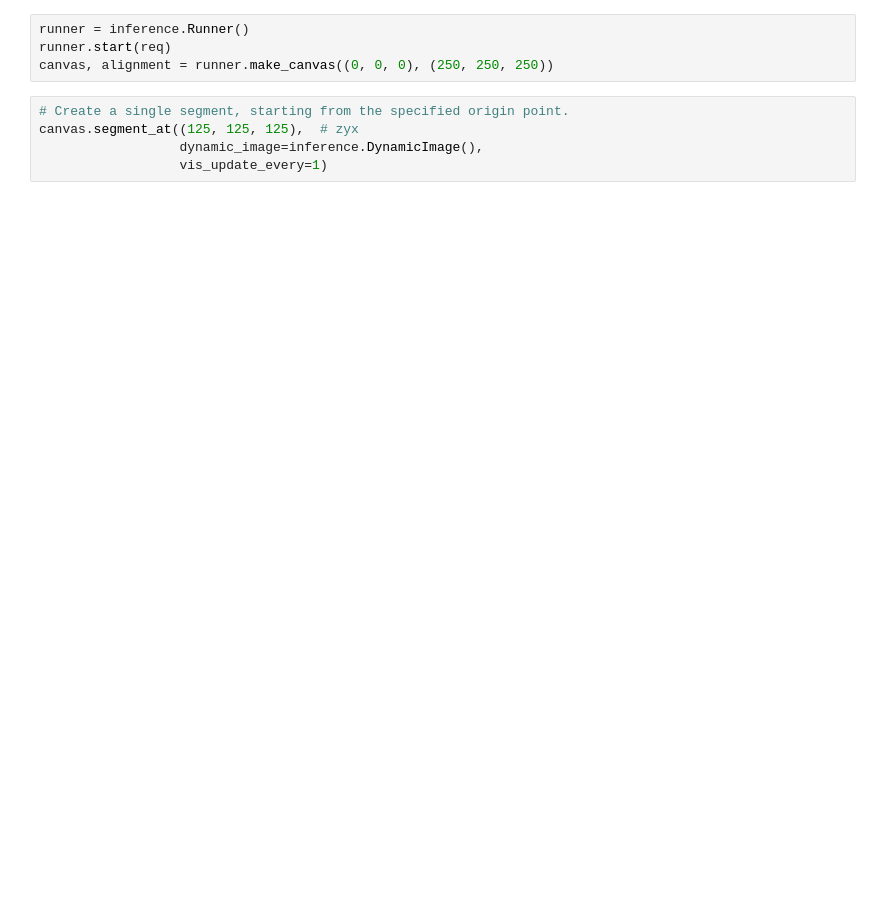
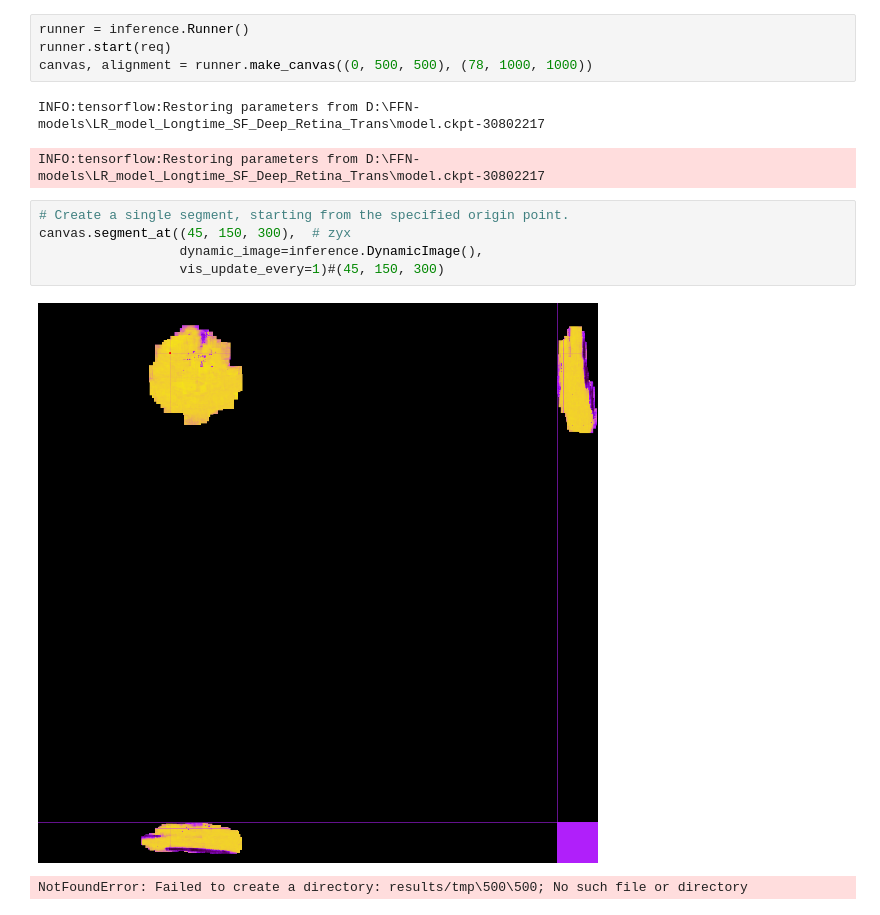
Before and after one commit to Animadversio/FloodFillNetwork-Notes, a Jupyter notebook: ffn_inference_demo.ipynb, the cells around one changed output. Drawn from its saved outputs; the diff is of its cells as text; blank space fills up the shorter version.

```diff
--- a/ffn_inference_demo.ipynb
+++ b/ffn_inference_demo.ipynb
@@ -35,9 +36,15 @@ NameError: name 'inference_pb2' is not defined
 # %%
 runner = inference.Runner()
 runner.start(req)
-canvas, alignment = runner.make_canvas((0, 0, 0), (250, 250, 250))
+canvas, alignment = runner.make_canvas((0, 500, 500), (78, 1000, 1000))
+# %% [output]
+INFO:tensorflow:Restoring parameters from D:\FFN-models\LR_model_Longtime_SF_Deep_Retina_Trans\model.ckpt-30802217
+INFO:tensorflow:Restoring parameters from D:\FFN-models\LR_model_Longtime_SF_Deep_Retina_Trans\model.ckpt-30802217
 # %%
 # Create a single segment, starting from the specified origin point.
-canvas.segment_at((125, 125, 125),  # zyx
+canvas.segment_at((45, 150, 300),  # zyx
                   dynamic_image=inference.DynamicImage(),
-                  vis_update_every=1)
+                  vis_update_every=1)#(45, 150, 300)
+# %% [output]
+[figure, added]
+NotFoundError: Failed to create a directory: results/tmp\500\500; No such file or directory
```
Also changed, not shown: parts of 5 cells of this notebook, 1 other file.
